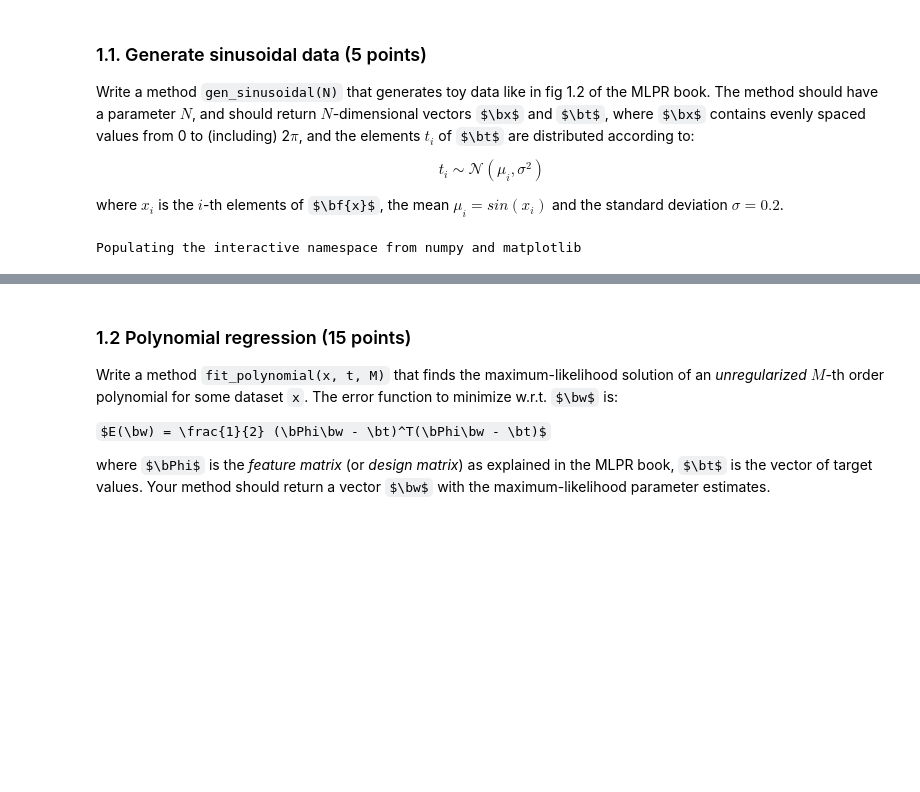
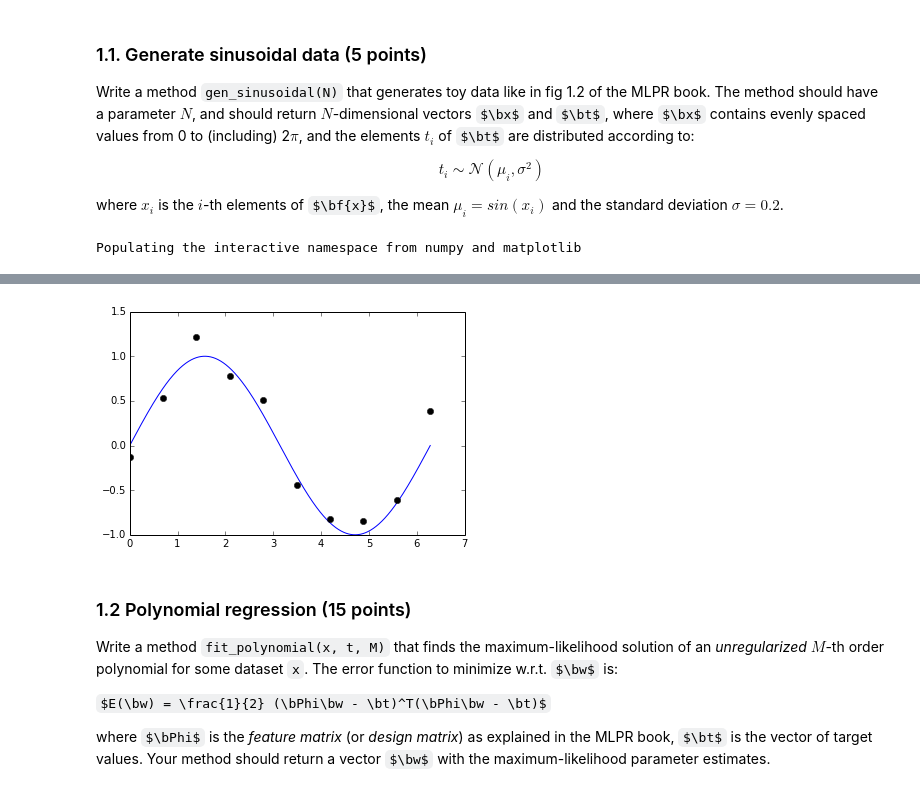
Before and after one commit to TopSteely/ML1, a Jupyter notebook: Lab1/Lab1.ipynb, the cells around one changed output, grey strips where cells are left out. Saved outputs shown, nothing was run; the diff lists cells and outputs as text; code cells hidden in the pictures; some formulas as TeX source; blank space fills up the shorter version.

Commit message:
works till 1.5

```diff
--- a/Lab1/Lab1.ipynb
+++ b/Lab1/Lab1.ipynb
@@ -34,18 +34,26 @@ Write a method `gen_sinusoidal(N)` that generates toy data like in fig 1.2 of th
 $$t_i \sim \mathcal{N}(\mu_i, \sigma^2)$$
 
 where $x_i$ is the $i$-th elements of $\bf{x}$, the mean $\mu_i = sin(x_i)$ and the standard deviation $\sigma = 0.2$.
-# %%
-%pylab inline
-def gen_sinusoidal(N):
-    retx = []
-    rety = []
-    for i in linspace (0, 2*pi, N):
-        retx.append(i)
-        rety.append(np.sin(i) + np.random.normal(-0.1, 0.1))
-    retx = np.array([retx])
-    rety = np.array([rety])
-    return np.concatenate((retx, rety), axis = 0)
-
-#gen_sinusoidal(10)
-# %% [output]
-Populating the interactive namespace from numpy and matplotlib
+# %%
+%pylab inline
+from math import pi, sin
+# for plotting
+x_plot = np.linspace(0, 2*pi, 1000)
+
+def gen_sinusoidal(N):
+    x = np.linspace(0, 2*pi, N)
+    t = np.random.normal(0, 0.2, N) + np.array(map(sin, x))
+    return x, t
+
+def plot_(N):
+    x, t = gen_sinusoidal(N)
+    fig = plt.figure()
+    plt.plot(x_plot, np.sin(x_plot))
+    for i in range (0, np.size(x)):
+        plt.plot(x[i], t[i], marker='o', color='k')
+    plt.show()
+
+plot_(10)
+# in the book figure 1.2 it's  from 0 till 1, why till 2*pi?
+# %% [output]
+Populating the interactive namespace from numpy and matplotlib
@@ -52,3 +62,4 @@ Populating the interactive namespace from numpy and matplotlib
+[figure, added]
 # %% [markdown]
 ### 1.2 Polynomial regression (15 points)
 
```
Also changed, not shown: parts of 9 cells of this notebook.
